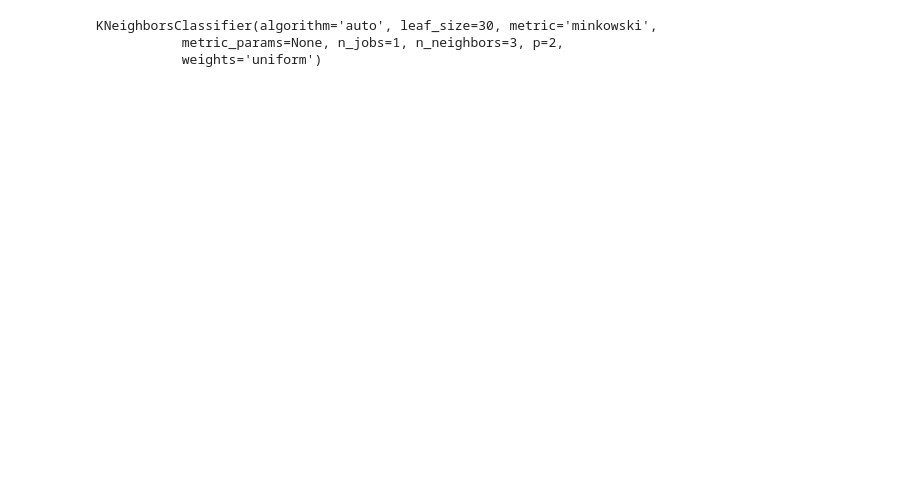
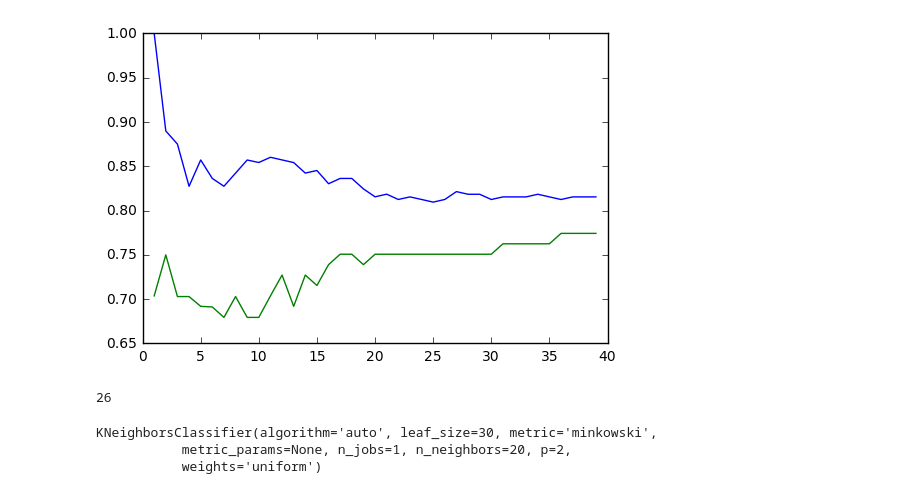
Before and after one commit to liu963/insight-project, a Jupyter notebook: pattern-recognition/Classifier.ipynb, the cells around one changed output. Drawn from its saved outputs; the diff is of its cells as text; code cells hidden in the pictures; blank space fills up the shorter version.

```diff
--- a/pattern-recognition/Classifier.ipynb
+++ b/pattern-recognition/Classifier.ipynb
@@ -50,0 +106,46 @@ from sklearn.neighbors import KNeighborsClassifier
+# %%
+from sklearn.model_selection import KFold
+
+N_train_acc = np.array([])
+N_test_acc = np.array([])
+N_neighbors = range(1,40)
+
+for n in N_neighbors:
+
+    neigh = KNeighborsClassifier(n_neighbors=n)
+
+    kf = KFold(n_splits=5)
+    split = kf.split(X)
+    CV_test_acc = np.array([])
+    CV_train_acc = np.array([])
+    for train, test in kf.split(X):
+        X_train = X[train,:]
+        X_test = X[test,:]
+        y_train = y[train]
+        y_test = y[test]
+
+        neigh.fit(X_train, y_train)
+
+        # Prediction
+        y_pred = neigh.predict(X_train)
+        y_pred_train = neigh.predict(X_train)
+        y_pred_test = neigh.predict(X_test)
+
+        # Training and test accuracy
+        train_acc = float(sum(y_pred_train==y_train))/len(y_train)
+        test_acc  = float(sum(y_pred_test==y_test)) /len(y_test)
+
+        CV_train_acc = np.append(CV_train_acc,train_acc)
+        CV_test_acc = np.append(CV_test_acc,test_acc)
+
+    CV_train_acc = np.mean(CV_train_acc)
+    CV_test_acc = np.mean(CV_test_acc)
+
+    N_train_acc = np.append(N_train_acc,CV_train_acc)
+    N_test_acc = np.append(N_test_acc,CV_test_acc)
+# %%
+plt.plot(N_neighbors,N_train_acc)
+plt.plot(N_neighbors,N_test_acc)
+plt.show()
+# %% [output]
+[figure, added]
@@ -51,9 +206,13 @@ from sklearn.neighbors import KNeighborsClassifier
+# %%
+len(X_test)
+# %% [output]
+26
 # %%
-neigh = KNeighborsClassifier(n_neighbors=3)
+neigh = KNeighborsClassifier(n_neighbors=20)
 neigh.fit(X_train, y_train)
 # %% [output]
 KNeighborsClassifier(algorithm='auto', leaf_size=30, metric='minkowski',
-           metric_params=None, n_jobs=1, n_neighbors=3, p=2,
+           metric_params=None, n_jobs=1, n_neighbors=20, p=2,
            weights='uniform')
 # %%
 # Prediction
```
Also changed, not shown: parts of 27 cells of this notebook.
